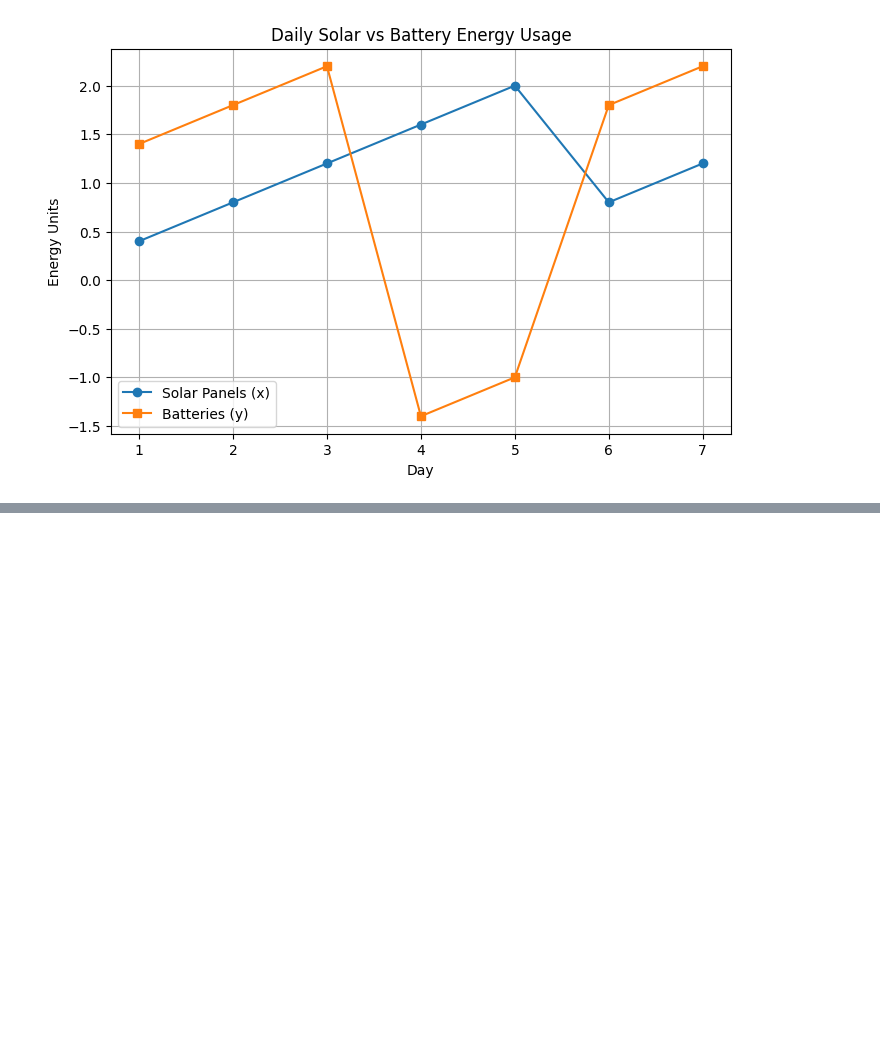
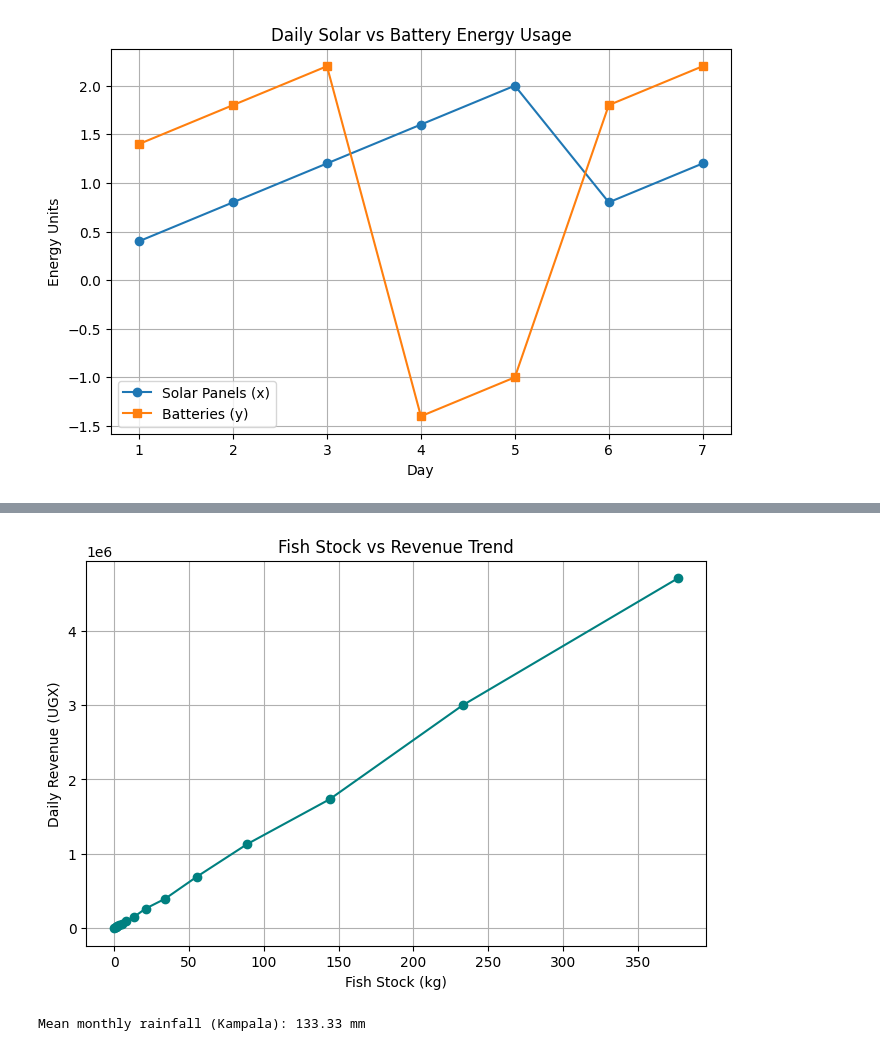
Before and after one commit to jonathern/ucu-msds-jonathankateega, a Jupyter notebook: oop_with_python/Assignments/assignment1_jonathan_kateega.ipynb, the cells around one changed output, grey strips where cells are left out. Saved outputs shown, nothing was run; the diff lists cells and outputs as text; code cells hidden in the pictures; blank space fills up the shorter version.

```diff
--- a/oop_with_python/Assignments/assignment1_jonathan_kateega.ipynb
+++ b/oop_with_python/Assignments/assignment1_jonathan_kateega.ipynb
@@ -285,0 +310,8 @@ plt.show()
+# %%
+"""
+3.2 Simulate fish prices in UGX per kg
+"""
+
+# 15 daily prices between 11500 and 13000 UGX, assuming the price never goes beyond this range
+fish_prices = np.random.randint(11500, 13000, size=15)
+print(fish_prices)
@@ -285,0 +357,19 @@ plt.show()
+# %%
+"""
+3.5 Print risk level
+risk = "High risk" if variance_rev > 50000 else "Low risk"
+"""
+
+risk = "High risk" if variance_rev > 50000 else "Low risk"
+
+print("--- Fishery Simulation Results ---")
+print(f"Fish Stock (kg): {fish_stock}")
+print(f"Fish Prices (UGX/kg): {fish_prices}")
+
+revenue = fish_stock * fish_prices
+
+print(f"Daily Revenue (UGX): {revenue}")
+print(f"\nMean Revenue: {mean_rev:,.2f}")
+print(f"Median Revenue: {median_rev:,.2f}")
+print(f"Variance of Revenue: {variance_rev:,.2f}")
+print(f"Risk Level: {risk}")
@@ -285,0 +388,14 @@ plt.show()
+# %%
+"""
+3.6 Plot fish stock vs revenue trend
+"""
+
+plt.figure(figsize=(8,5))
+plt.plot(fish_stock, revenue, marker='o', linestyle='-', color='teal')
+plt.title("Fish Stock vs Revenue Trend")
+plt.xlabel("Fish Stock (kg)")
+plt.ylabel("Daily Revenue (UGX)")
+plt.grid(True)
+plt.show()
+# %% [output]
+[figure, added]
@@ -285,0 +408,9 @@ plt.show()
+# %%
+"""
+4.2. Compute mean rainfall and classify months as 'Good for maize' (>150mm) or 'Drought risk' (<150mm).
+"""
+
+mean_kampala = np.mean(kampala_rainfall)
+print(f"Mean monthly rainfall (Kampala): {mean_kampala:.2f} mm\n")
+# %% [output]
+Mean monthly rainfall (Kampala): 133.33 mm
```
Also changed, not shown: parts of 18 cells of this notebook.
